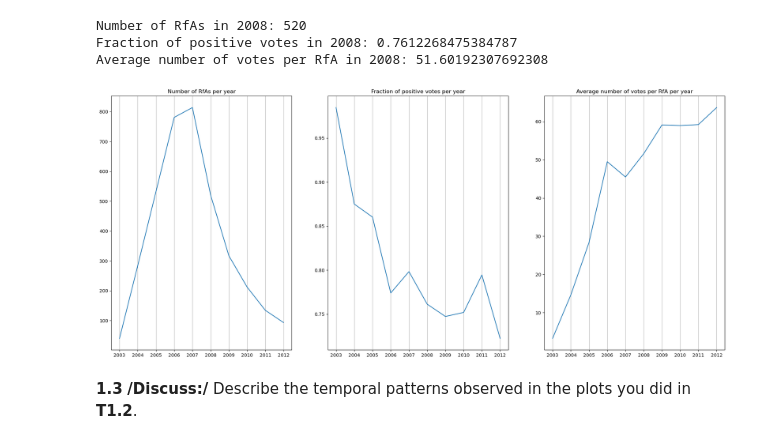
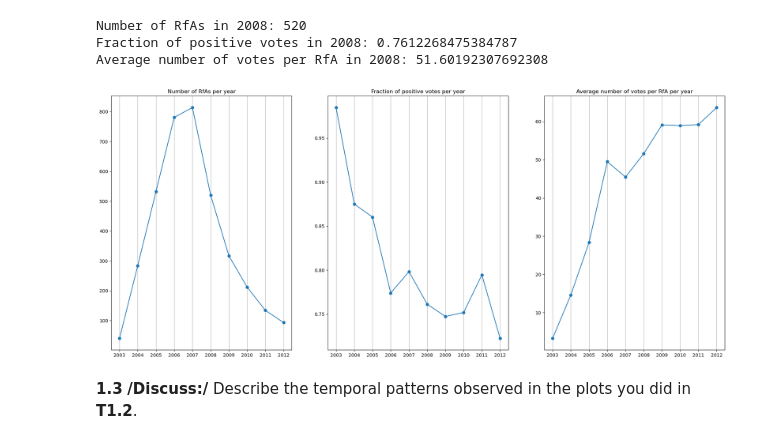
Before and after one commit to MauroPello/EPFL-ADA, a Jupyter notebook: Exams/2022/exam.ipynb, the cells around one changed output. Drawn from its saved outputs; the diff is of its cells as text; code cells hidden in the pictures.

```diff
--- a/Exams/2022/exam.ipynb
+++ b/Exams/2022/exam.ipynb
@@ -100,27 +100,27 @@ Average number of votes per RfA in 2008: 51.60192307692308
 # %%
 # 1.2
 import matplotlib.pyplot as plt
 
 fig, ax = plt.subplots(ncols=3, figsize=(24, 10))
 
-ax[0].plot(rfa_per_year)
+ax[0].plot(rfa_per_year, marker="o")
 ax[0].set_title("Number of RfAs per year")
 ax[0].set_xticks(rfa_per_year.index)
 ax[0].xaxis.grid(True)
 
-ax[1].plot(positive_votes_per_year)
+ax[1].plot(positive_votes_per_year, marker="o")
 ax[1].set_title("Fraction of positive votes per year")
 ax[1].set_xticks(positive_votes_per_year.index)
 ax[1].xaxis.grid(True)
 
-ax[2].plot(avg_votes_per_rfa_per_year)
+ax[2].plot(avg_votes_per_rfa_per_year, marker="o")
 ax[2].set_title("Average number of votes per RfA per year")
 ax[2].set_xticks(avg_votes_per_rfa_per_year.index)
 ax[2].xaxis.grid(True)
 
 plt.show()
 # %% [output]
-[figure, old version]
+[figure, new version]
 # %% [markdown]
 **1.3**
 **/Discuss:/** Describe the temporal patterns observed in the plots you did in **T1.2**.
```
Also changed, not shown: parts of 25 cells of this notebook, 1 other file.
